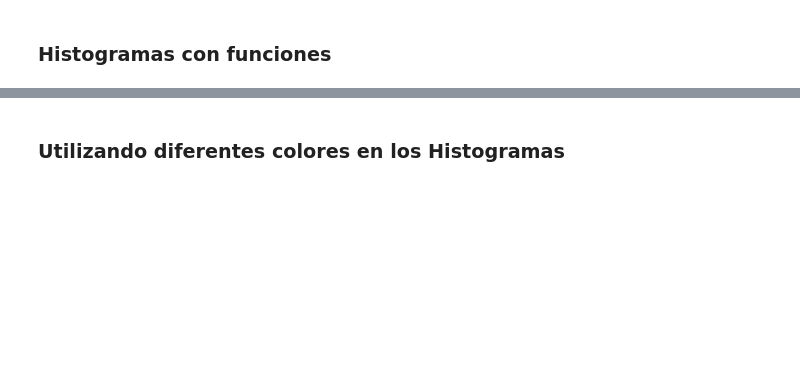
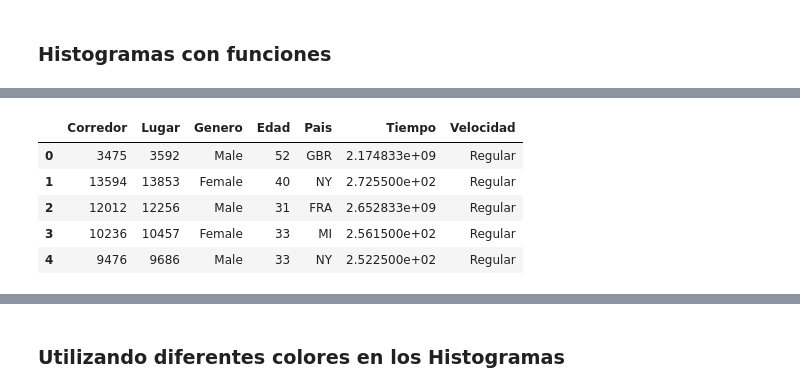
Before and after one commit to Carpuro/MCD_PROGRAMACION_1, a Jupyter notebook: sessions/04_histogramas/histograma_funciones.ipynb, the cells around one changed output, grey strips where cells are left out. Drawn from its saved outputs; the diff is of its cells as text; code cells hidden in the pictures; blank space fills up the shorter version.

```diff
--- a/sessions/04_histogramas/histograma_funciones.ipynb
+++ b/sessions/04_histogramas/histograma_funciones.ipynb
@@ -97,0 +13,19 @@ for i in variable:
+# %%
+# --- Configuración ---
+CSV_PATH = Path("../../data/categorias_de_corredores.csv")  # Ajusta si estás en otra carpeta
+OUT_DIR = Path("01_histogramas")                      # Carpeta de salida
+BINS = 10                                              # Número de bins
+# %%
+# Cargar CSV
+if not CSV_PATH.exists():
+    raise FileNotFoundError(f"No se encontró el archivo: {CSV_PATH}")
+
+df_corredores = pd.read_csv(CSV_PATH, sep="\t")  # Confirmado: separador tabulación
+df_corredores.head()
+# %% [output]
+|  | Corredor | Lugar | Genero | Edad | Pais | Tiempo | Velocidad |
+| 0 | 3475 | 3592 | Male | 52 | GBR | 2.174833e+09 | Regular |
+| 1 | 13594 | 13853 | Female | 40 | NY | 2.725500e+02 | Regular |
+| 2 | 12012 | 12256 | Male | 31 | FRA | 2.652833e+09 | Regular |
+| 3 | 10236 | 10457 | Female | 33 | MI | 2.561500e+02 | Regular |
+| 4 | 9476 | 9686 | Male | 33 | NY | 2.522500e+02 | Regular |
```
Also changed, not shown: parts of 13 cells of this notebook, 1 other file.
